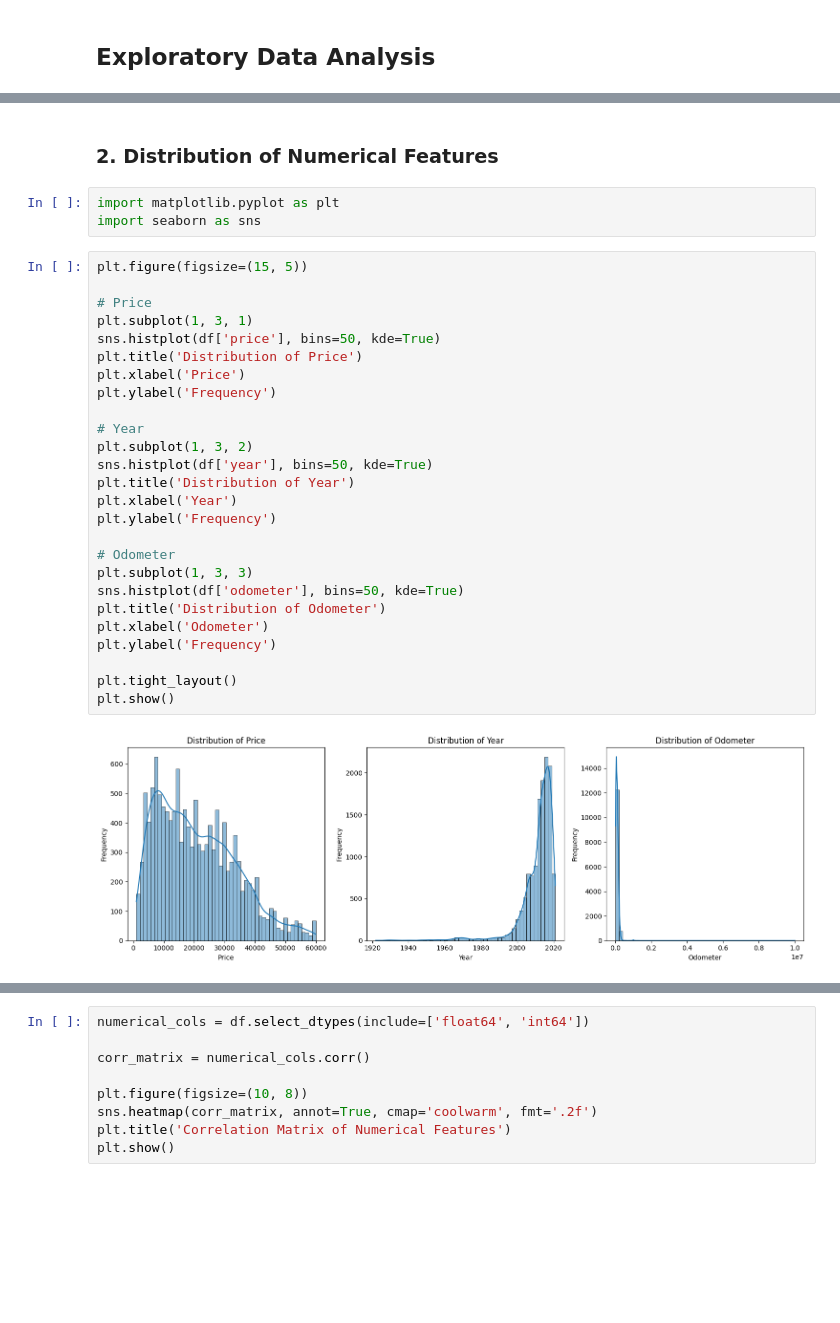
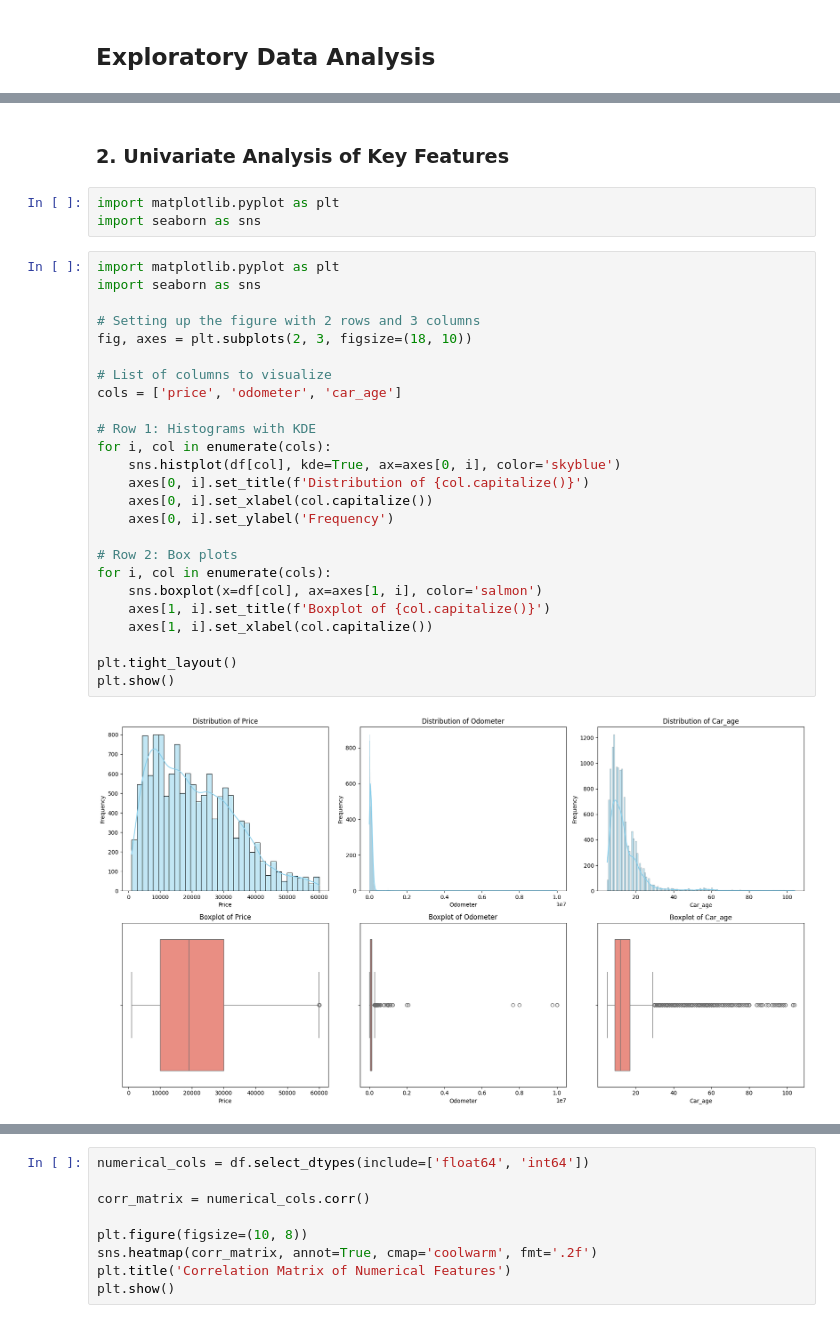
Before and after one commit to tejuuu-7774/Section-D_Group-13_Used_Cars_Market_Analysis, a Jupyter notebook: notebooks/03_eda.ipynb, the cells around one changed output, grey strips where cells are left out. Cells and saved outputs as stored; diff of their text form; blank space fills up the shorter version.

```diff
--- a/notebooks/03_eda.ipynb
+++ b/notebooks/03_eda.ipynb
@@ -71,33 +80,32 @@ display(df.describe(include='all'))
 # %% [markdown]
-### 2. Distribution of Numerical Features
+### 2. Univariate Analysis of Key Features
 # %%
 import matplotlib.pyplot as plt
 import seaborn as sns
-# %%
-plt.figure(figsize=(15, 5))
-
-# Price
-plt.subplot(1, 3, 1)
-sns.histplot(df['price'], bins=50, kde=True)
-plt.title('Distribution of Price')
-plt.xlabel('Price')
-plt.ylabel('Frequency')
-
-# Year
-plt.subplot(1, 3, 2)
-sns.histplot(df['year'], bins=50, kde=True)
-plt.title('Distribution of Year')
-plt.xlabel('Year')
-plt.ylabel('Frequency')
-
-# Odometer
-plt.subplot(1, 3, 3)
-sns.histplot(df['odometer'], bins=50, kde=True)
-plt.title('Distribution of Odometer')
-plt.xlabel('Odometer')
-plt.ylabel('Frequency')
-
-plt.tight_layout()
-plt.show()
-# %% [output]
-[figure, removed]
+# %%
+import matplotlib.pyplot as plt
+import seaborn as sns
+
+# Setting up the figure with 2 rows and 3 columns
+fig, axes = plt.subplots(2, 3, figsize=(18, 10))
+
+# List of columns to visualize
+cols = ['price', 'odometer', 'car_age']
+
+# Row 1: Histograms with KDE
+for i, col in enumerate(cols):
+    sns.histplot(df[col], kde=True, ax=axes[0, i], color='skyblue')
+    axes[0, i].set_title(f'Distribution of {col.capitalize()}')
+    axes[0, i].set_xlabel(col.capitalize())
+    axes[0, i].set_ylabel('Frequency')
+
+# Row 2: Box plots
+for i, col in enumerate(cols):
+    sns.boxplot(x=df[col], ax=axes[1, i], color='salmon')
+    axes[1, i].set_title(f'Boxplot of {col.capitalize()}')
+    axes[1, i].set_xlabel(col.capitalize())
+
+plt.tight_layout()
+plt.show()
+# %% [output]
+[figure, added]
```
Also changed, not shown: parts of 12 cells of this notebook.
